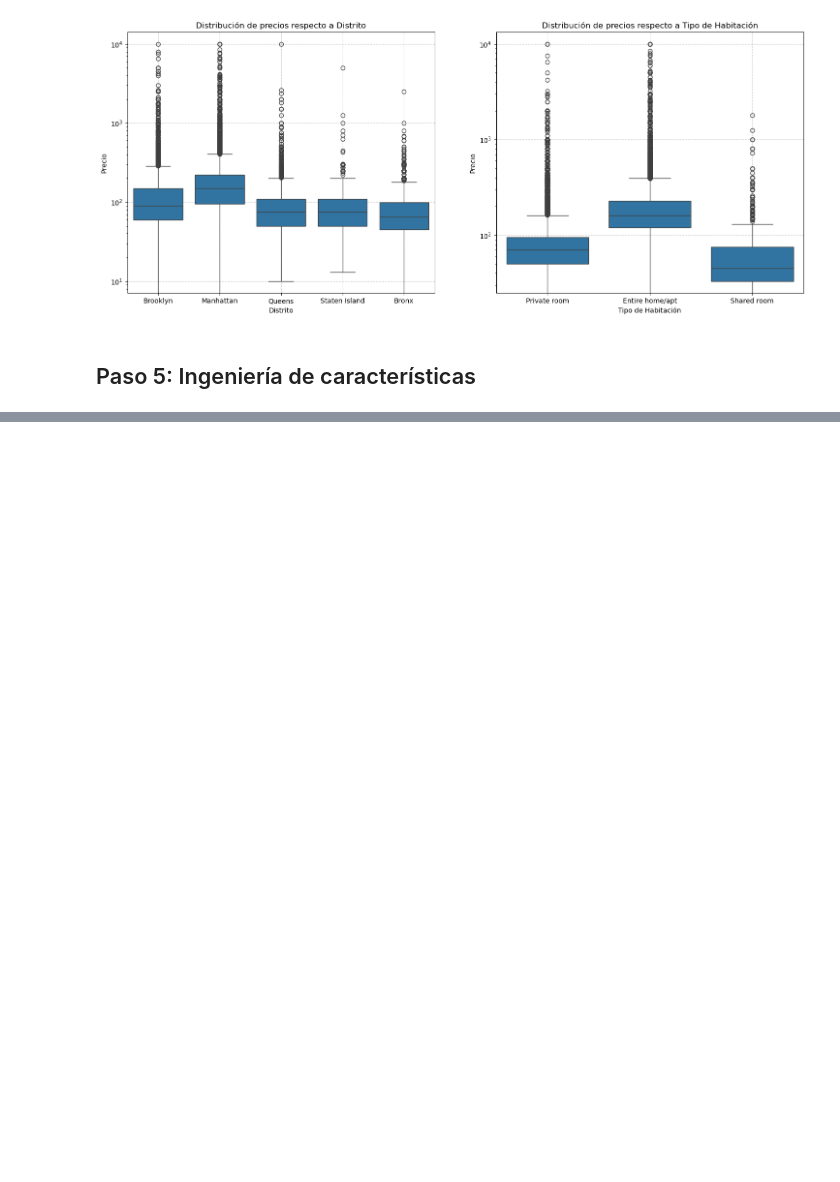
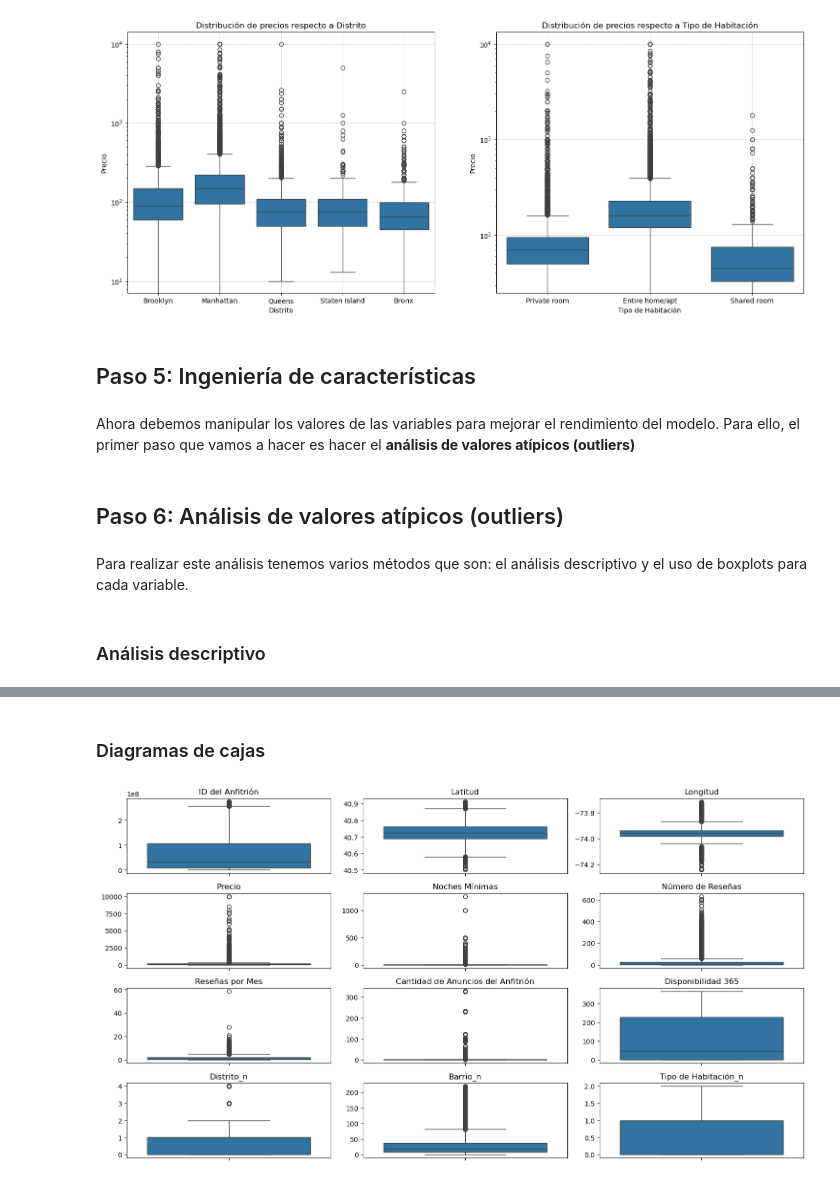
Before and after one commit to 4GeeksAcademy/danielpaez-dev-machine-learning-python-template, a Jupyter notebook: src/explore.ipynb, the cells around one changed output, grey strips where cells are left out. Drawn from its saved outputs; the diff is of its cells as text; code cells hidden in the pictures; blank space fills up the shorter version.

Commit message:
feat: :sparkles: Análisis descriptivo y de outliers
dataframes con y sin outliers. TODO: Hacer que exista el dataframe en conjunto

```diff
--- a/src/explore.ipynb
+++ b/src/explore.ipynb
@@ -231,6 +236,15 @@ boxplot_price_categorical(cleaned_data)
 [figure]
 # %% [markdown]
 ## Paso 5: Ingeniería de características
+# %% [markdown]
+Ahora debemos manipular los valores de las variables para mejorar el rendimiento del modelo.
+Para ello, el primer paso que vamos a hacer es hacer el **análisis de valores atípicos (outliers)**
+# %% [markdown]
+## Paso 6: Análisis de valores atípicos (outliers)
+# %% [markdown]
+Para realizar este análisis tenemos varios métodos que son: el análisis descriptivo y el uso de boxplots para cada variable.
+# %% [markdown]
+### Análisis descriptivo
 # %%
 factorized_data.describe()
 # %% [output]
@@ -243,3 +257,35 @@ factorized_data.describe()
 | 50% | 3.079382e+07 | 40.723070 | -73.955680 | 106.000000 | 3.000000 | 5.000000 | 0.720000 | ... |
 | 75% | 1.074344e+08 | 40.763115 | -73.936275 | 175.000000 | 5.000000 | 24.000000 | 2.020000 | ... |
 | max | 2.743213e+08 | 40.913060 | -73.712990 | 10000.000000 | 1250.000000 | 629.000000 | 58.500000 | ... |
+# %% [markdown]
+### Diagramas de cajas
+# %%
+variables_length = len(factorized_data.columns)
+columns = 3
+rows = variables_length // columns
+
+def boxplot_subplot(rows:int, columns:int, factorized_data:pd.DataFrame):
+    fig, axis = plt.subplots(rows, columns, figsize=(15, 10))
+
+    numerical_columns = factorized_data.select_dtypes(include=['int64', 'float64']).columns
+
+    for i, column in enumerate(numerical_columns):
+        row = i // columns
+        col = i % columns
+
+        if row < rows and col < columns:
+            sns.boxplot(ax=axis[row, col], data=factorized_data, y=column)
+            axis[row, col].set_title(format_text(column))
+            axis[row, col].set_ylabel('')
+
+    for i in range(len(numerical_columns), rows * columns):
+        row = i // columns
+        col = i % columns
+        fig.delaxes(axis[row, col])
+
+    plt.tight_layout()
+    plt.show()
+
+boxplot_subplot(rows, columns, factorized_data)
+# %% [output]
+[figure, added]
```
Also changed, not shown: parts of 13 cells of this notebook.
